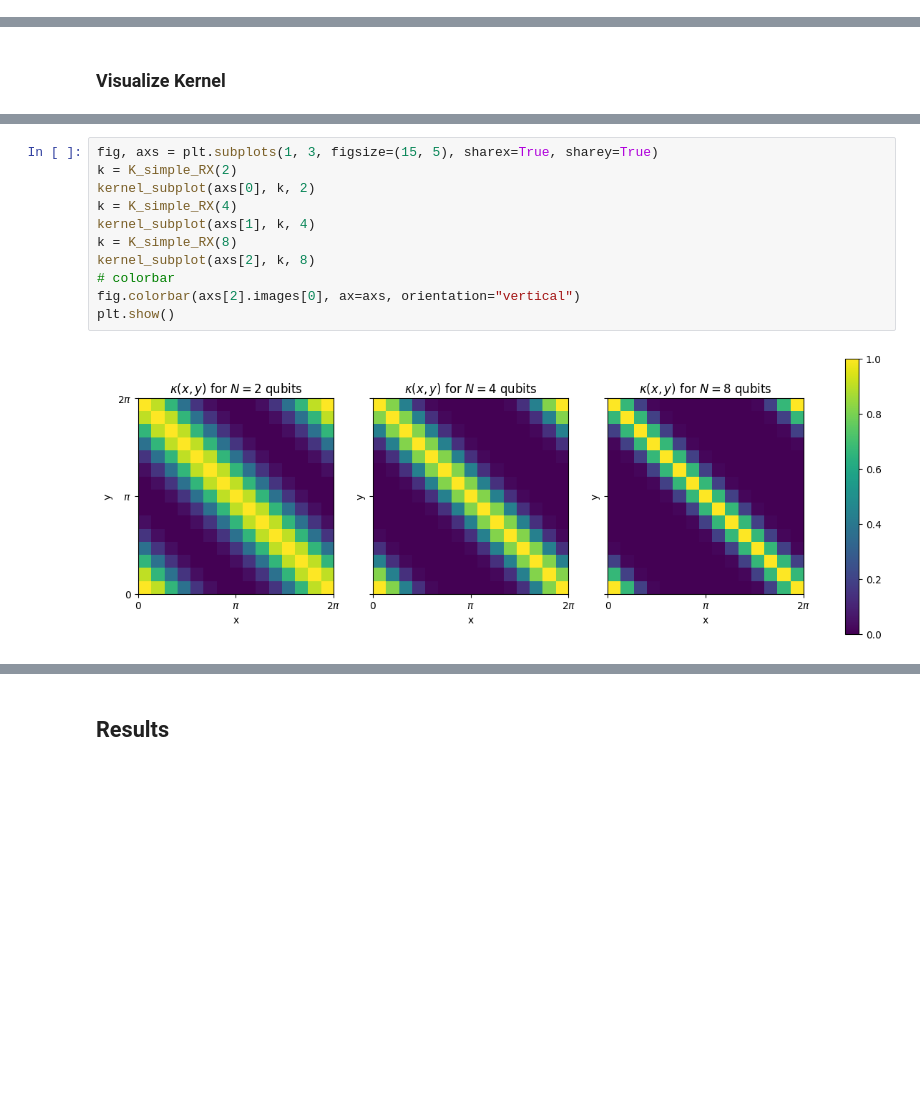
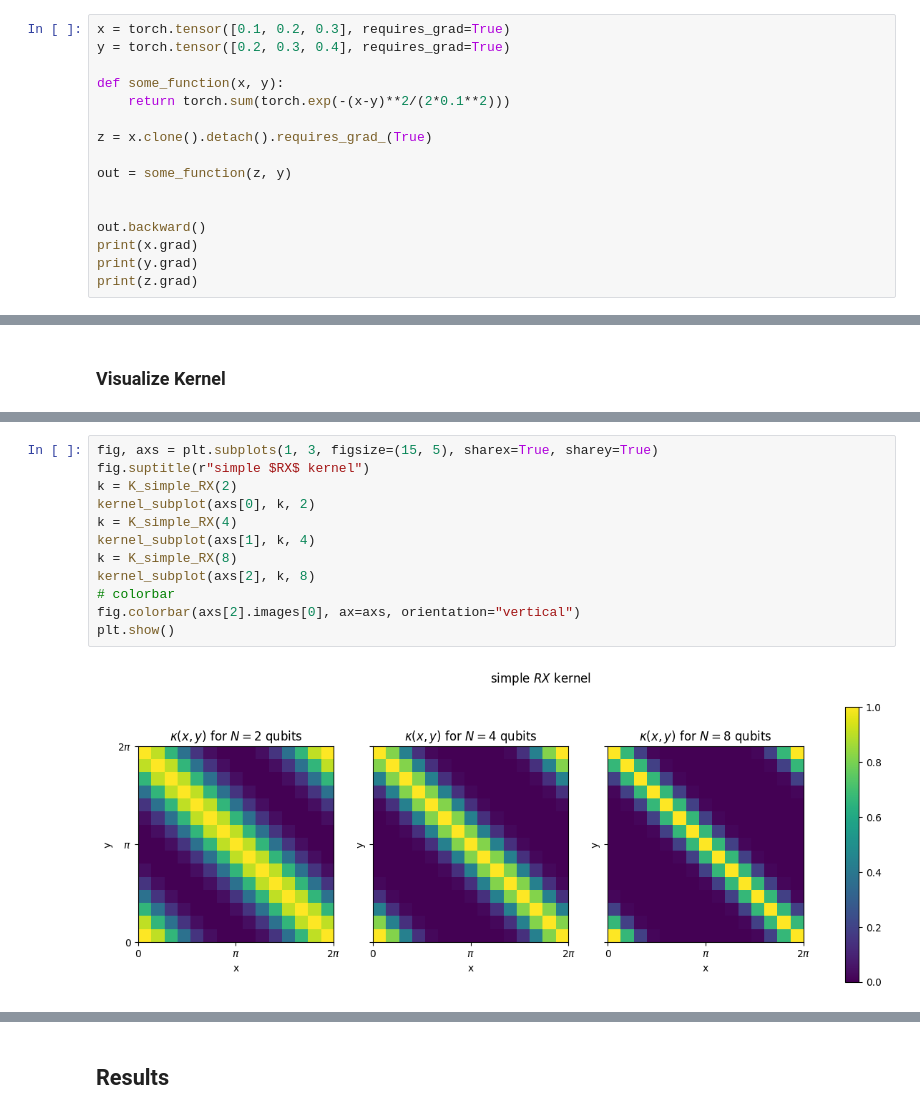
Before and after one commit to LeonardEyer/QKM, a Jupyter notebook: QKM.ipynb, the cells around one changed output, grey strips where cells are left out. Drawn from its saved outputs; the diff is of its cells as text; blank space fills up the shorter version.

```diff
--- a/QKM.ipynb
+++ b/QKM.ipynb
@@ -111,0 +132,16 @@ def K_simple_RX(N):
+# %%
+x = torch.tensor([0.1, 0.2, 0.3], requires_grad=True)
+y = torch.tensor([0.2, 0.3, 0.4], requires_grad=True)
+
+def some_function(x, y):
+    return torch.sum(torch.exp(-(x-y)**2/(2*0.1**2)))
+
+z = x.clone().detach().requires_grad_(True)
+
+out = some_function(z, y)
+
+
+out.backward()
+print(x.grad)
+print(y.grad)
+print(z.grad)
@@ -125,13 +186,14 @@ def kernel_subplot(ax, k, N, grid_res=15):
 # %%
 fig, axs = plt.subplots(1, 3, figsize=(15, 5), sharex=True, sharey=True)
+fig.suptitle(r"simple $RX$ kernel")
 k = K_simple_RX(2)
 kernel_subplot(axs[0], k, 2)
 k = K_simple_RX(4)
 kernel_subplot(axs[1], k, 4)
 k = K_simple_RX(8)
 kernel_subplot(axs[2], k, 8)
 # colorbar
 fig.colorbar(axs[2].images[0], ax=axs, orientation="vertical")
 plt.show()
 # %% [output]
-[figure, old version]
+[figure, new version]
```
Also changed, not shown: parts of 19 cells of this notebook.
